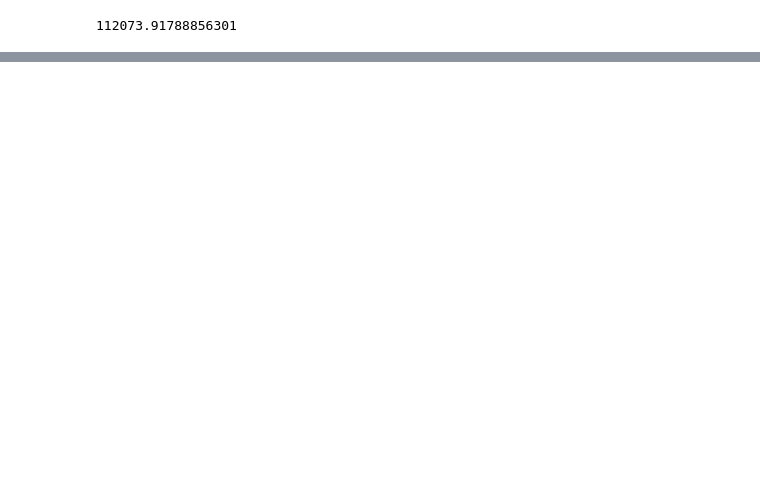
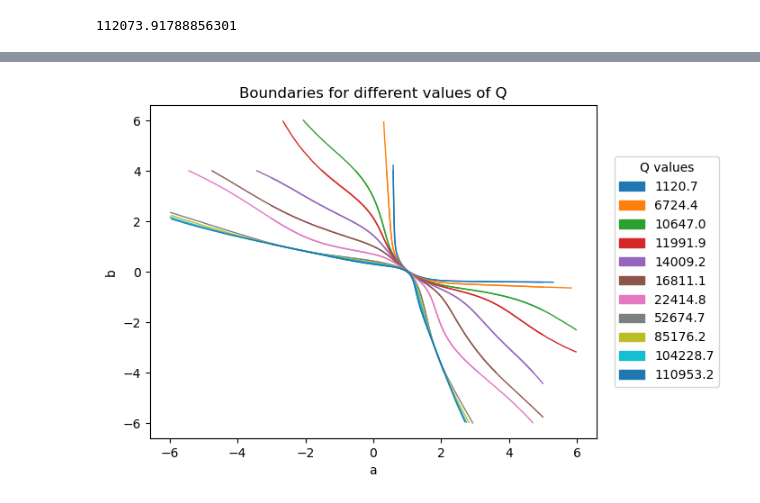
Before and after one commit to ViktorBezb/Computations_VACPT, a Jupyter notebook: Bisection boundaries plot.ipynb, the cells around one changed output, grey strips where cells are left out. Drawn from its saved outputs; the diff is of its cells as text; code cells hidden in the pictures; blank space fills up the shorter version.

```diff
--- a/Bisection boundaries plot.ipynb
+++ b/Bisection boundaries plot.ipynb
@@ -324,0 +344,33 @@ plt.show()
+# %%
+XandYlims = 6
+# %%
+
+
+palette = sns.color_palette(None, np.shape(Q_values)[0])
+
+patches = []
+
+for k in range(0,np.shape(Q_values)[0]):
+
+    patches.append(mpatches.Patch(color = palette[k], label ='{0:.1f}'.format(Q_values[k])))
+
+    plt.plot(aas[k][(bbs_of_aas[k] < XandYlims)  & (bbs_of_aas[k] > -XandYlims) ],
+             bbs_of_aas[k][(bbs_of_aas[k] < XandYlims)  & (bbs_of_aas[k] > -XandYlims) ],
+             color=palette[k], linewidth=1.0)
+    plt.plot( aas_of_bbs[k][(aas_of_bbs[k]< XandYlims) & (aas_of_bbs[k]> -XandYlims)] ,
+             bbs[k][(aas_of_bbs[k]< XandYlims) & (aas_of_bbs[k]> -XandYlims)],
+             color=palette[k], linewidth=1.0)
+
+
+plt.ylabel('b')
+plt.xlabel('a')
+plt.legend(handles=patches,  title="Q values", bbox_to_anchor=(1.04, 0.5), loc="center left", borderaxespad=0)
+
+
+plt.title("Boundaries for different values of Q")
+if SaveResults == True:
+    plt.savefig('Boundaries for various Q' + str(int(time.time()//1)) + '.png', bbox_inches='tight')
+
+plt.show()
+# %% [output]
+[figure, added]
```
Also changed, not shown: parts of 14 cells of this notebook.
